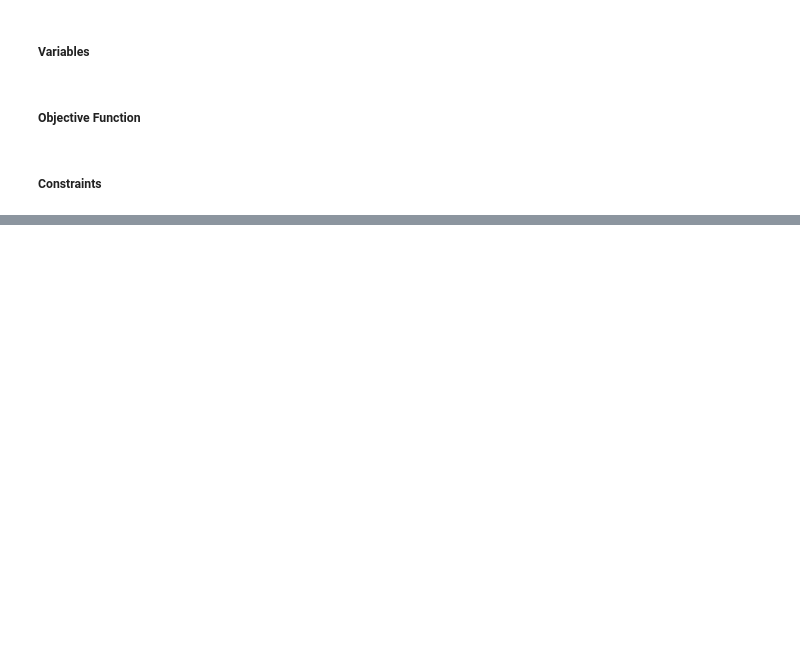
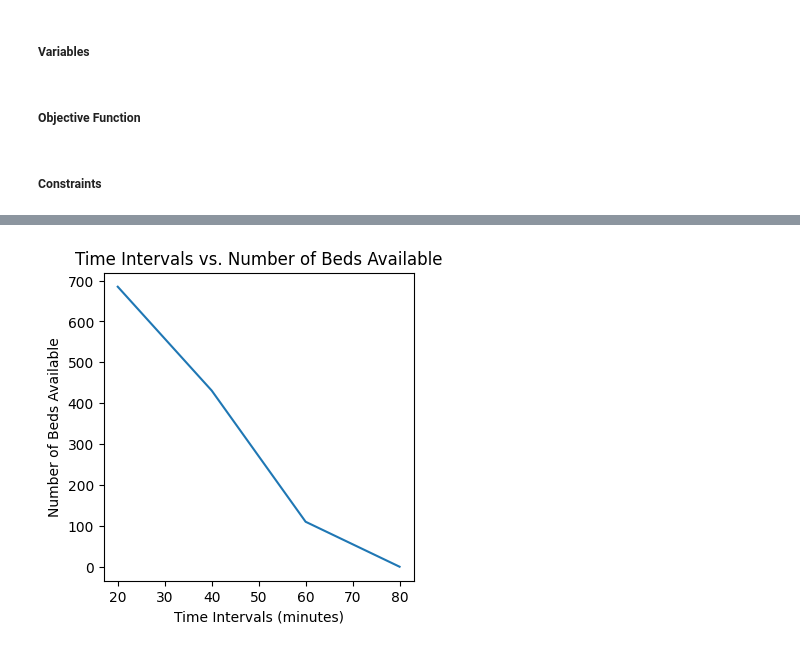
Before and after one commit to busra-ashak/INDR491-Victim-Allocation, a Jupyter notebook: INDR491_victim_allocation_better.ipynb, the cells around one changed output, grey strips where cells are left out. Cells and saved outputs as stored; diff of their text form; code cells hidden in the pictures; blank space fills up the shorter version.

```diff
--- a/INDR491_victim_allocation_better.ipynb
+++ b/INDR491_victim_allocation_better.ipynb
@@ -194,2 +203,12 @@ plt.show()
 # %%
-# bok vscode git push test
+# Graph of the number of beds available over time
+x = list(result.keys())
+x_time = [(i+1)*time_interval for i in x]
+y = bed_capacity_list
+plt.plot(x_time, y)
+plt.xlabel('Time Intervals (minutes)')
+plt.ylabel('Number of Beds Available')
+plt.title('Time Intervals vs. Number of Beds Available')
+plt.show()
+# %% [output]
+[figure, added]
```
Also changed, not shown: parts of 5 cells of this notebook.
